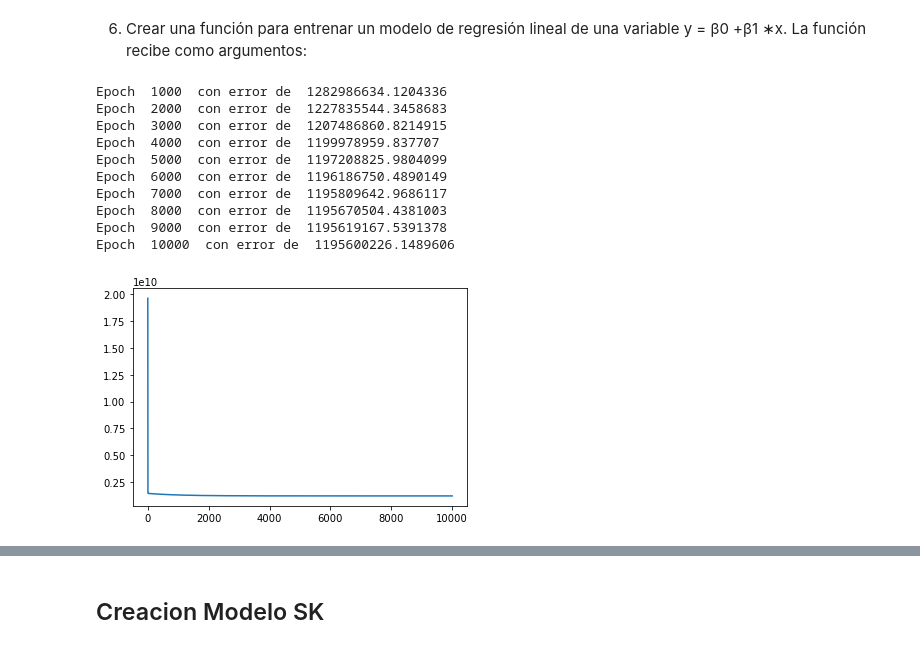
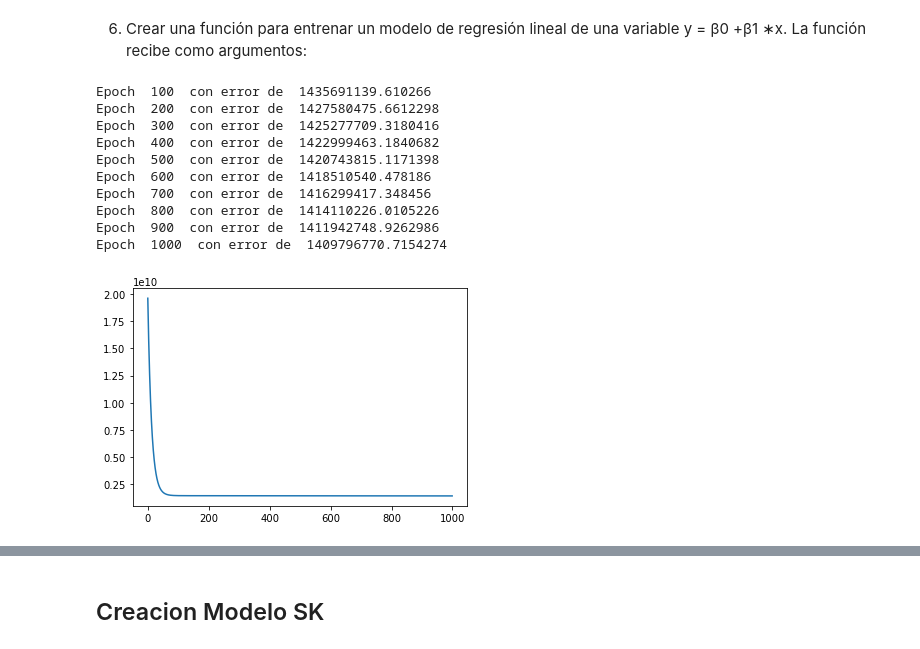
Before and after one commit to KElizabethL/Proyecto_1-Statistical, a Jupyter notebook: proyecto_1.ipynb, the cells around one changed output, grey strips where cells are left out. Drawn from its saved outputs; the diff is of its cells as text; code cells hidden in the pictures.

```diff
--- a/proyecto_1.ipynb
+++ b/proyecto_1.ipynb
@@ -246,19 +246,19 @@ def modeloderegresion(x,y,enpochs,printerror,lr):
     return  iteraciones,errores,plt.plot(errores)
 plt.show()
 # %%
-iteracion,errores,Plt_error =modeloderegresion(df_training[:,1],df_training[:,0],10000,1000,0.01)
+iteracionOverallQual,erroresOverallQual,Plt_errorOverallQual =modeloderegresion(df_training[:,1],df_training[:,0],1000,100,0.001)
 # %% [output]
-Epoch  1000  con error de  1282986634.1204336
-Epoch  2000  con error de  1227835544.3458683
-Epoch  3000  con error de  1207486860.8214915
-Epoch  4000  con error de  1199978959.837707
-Epoch  5000  con error de  1197208825.9804099
-Epoch  6000  con error de  1196186750.4890149
-Epoch  7000  con error de  1195809642.9686117
-Epoch  8000  con error de  1195670504.4381003
-Epoch  9000  con error de  1195619167.5391378
-Epoch  10000  con error de  1195600226.1489606
+Epoch  100  con error de  1435691139.610266
+Epoch  200  con error de  1427580475.6612298
+Epoch  300  con error de  1425277709.3180416
+Epoch  400  con error de  1422999463.1840682
+Epoch  500  con error de  1420743815.1171398
+Epoch  600  con error de  1418510540.478186
+Epoch  700  con error de  1416299417.348456
+Epoch  800  con error de  1414110226.0105226
+Epoch  900  con error de  1411942748.9262986
+Epoch  1000  con error de  1409796770.7154274
-[figure, old version]
+[figure, new version]
 # %%
 def modeloplot(testX,TestY,iteracion,Imprimir,columna):
     Maximo = np.max(testX)
```
Also changed, not shown: parts of 10 cells of this notebook.
